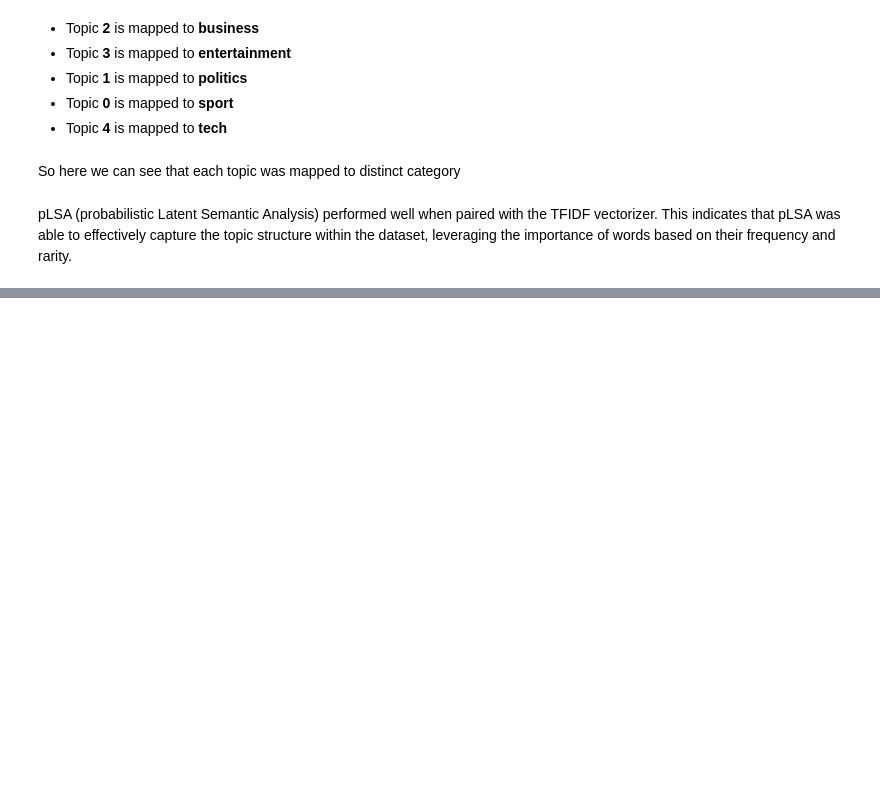
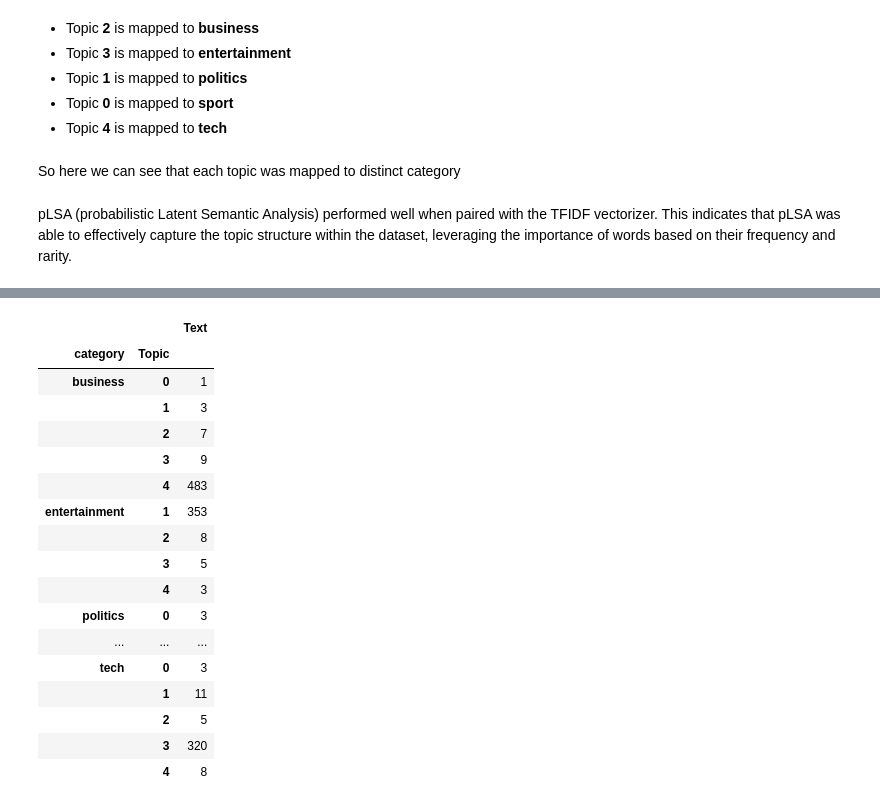
Before and after one commit to Ryansh12/Topic-Modeling-on-News-Articles, a Jupyter notebook: Topic_Modeling_on_News_Articles.ipynb, the cells around one changed output, grey strips where cells are left out. Saved outputs shown, nothing was run; the diff lists cells and outputs as text; code cells hidden in the pictures; blank space fills up the shorter version.

Commit message:
pLSA using CountVectorizer

```diff
--- a/Topic_Modeling_on_News_Articles.ipynb
+++ b/Topic_Modeling_on_News_Articles.ipynb
@@ -808,0 +818,4 @@ pLSA (probabilistic Latent Semantic Analysis) performed well when paired with th
+# %%
+# error function to be used is Kullback–Leibler divergence
+nmf_BOW = NMF(n_components=5,random_state=42,solver='mu',beta_loss='kullback-leibler',max_iter=1000)
+nmf_BOW.fit_transform(BOW_dtm)
@@ -808,0 +859,5 @@ pLSA (probabilistic Latent Semantic Analysis) performed well when paired with th
+# %%
+news_topics = nmf_BOW.transform(BOW_dtm)
+news_topics.shape
+data['Topic'] = news_topics.argmax(axis=1)
+data.head()
@@ -808,0 +871,21 @@ pLSA (probabilistic Latent Semantic Analysis) performed well when paired with th
+# %%
+data.groupby(['category', 'Topic']).count()
+# %% [output]
+|  |  | Text |
+| category | Topic |  |
+| business | 0 | 1 |
+|  | 1 | 3 |
+|  | 2 | 7 |
+|  | 3 | 9 |
+|  | 4 | 483 |
+| entertainment | 1 | 353 |
+|  | 2 | 8 |
+|  | 3 | 5 |
+|  | 4 | 3 |
+| politics | 0 | 3 |
+| ... | ... | ... |
+| tech | 0 | 3 |
+|  | 1 | 11 |
+|  | 2 | 5 |
+|  | 3 | 320 |
+|  | 4 | 8 |
```
Also changed, not shown: parts of 10 cells of this notebook.
